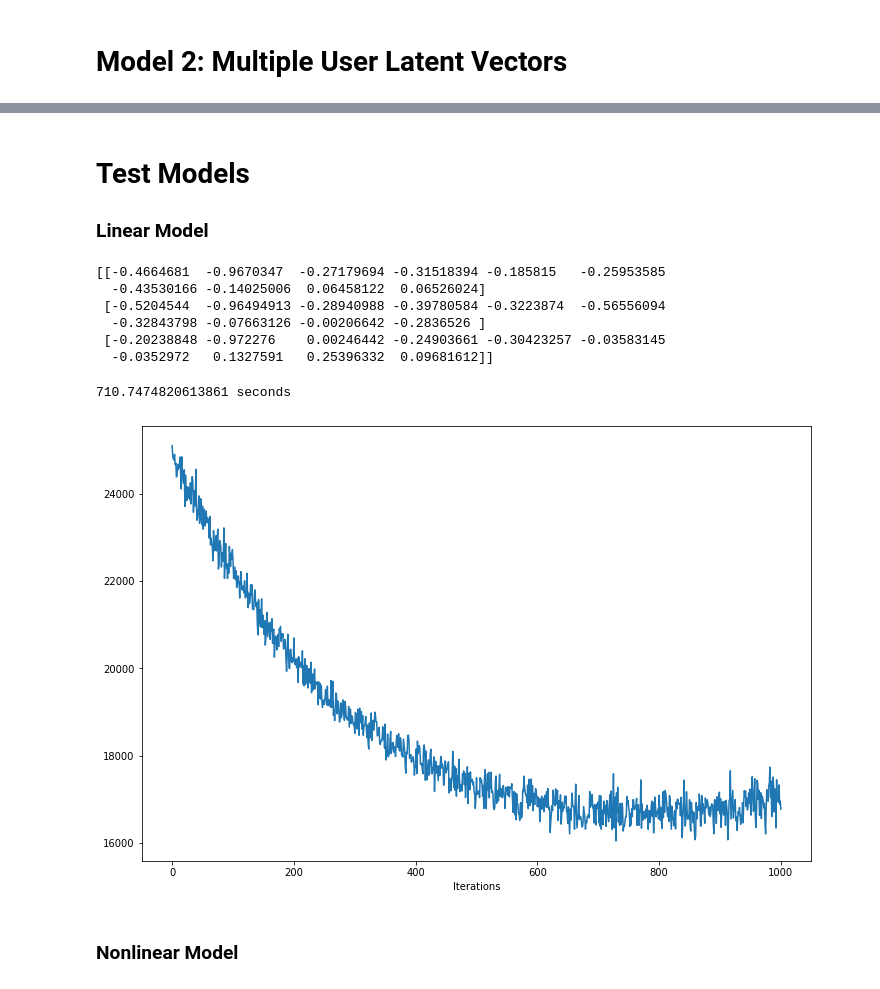
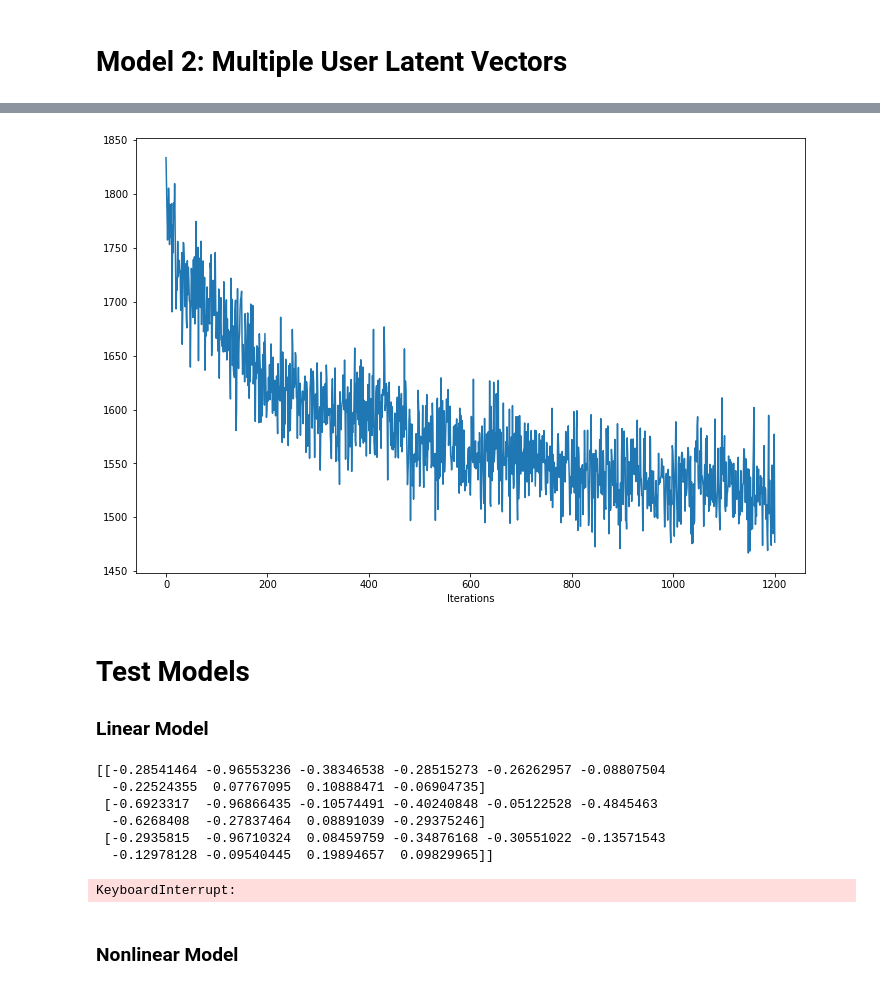
Before and after one commit to taylorhawks/globo-nonlinear-latent-factorization, a Jupyter notebook: Notebook.ipynb, the cells around one changed output, grey strips where cells are left out. Drawn from its saved outputs; the diff is of its cells as text; code cells hidden in the pictures.

```diff
--- a/Notebook.ipynb
+++ b/Notebook.ipynb
@@ -527,0 +652,11 @@ class NonlinearModel(LinearModel):
+# %%
+nm = NonlinearModel(df_sample,embeddings,size=8, embeddings_size=250, T=1)
+start = time()
+nm.gradient_descent_nonlinear(
+    test=True,
+    alpha=0.0025, max_iterations=1200
+    test_size=128,
+    hinge_param = 1,
+)
+# %% [output]
+[figure, added]
@@ -529,22 +674,27 @@ class NonlinearModel(LinearModel):
 # Test Models
 ### Linear Model
 # %%
+#the one
 lm = LinearModel(df_sample,embeddings,size=8, embeddings_size=250, T=1)
 print(lm.U[0:3,0:10])
+start = time()
+lm.gradient_descent_linear(test=True,alpha=0.0025, max_iterations=1200, test_size=64, hinge_param = 1)
+print(time() - start, 'seconds')
-# %% [output]
-[[-0.4664681  -0.9670347  -0.27179694 -0.31518394 -0.185815   -0.25953585
-  -0.43530166 -0.14025006  0.06458122  0.06526024]
- [-0.5204544  -0.96494913 -0.28940988 -0.39780584 -0.3223874  -0.56556094
-  -0.32843798 -0.07663126 -0.00206642 -0.2836526 ]
- [-0.20238848 -0.972276    0.00246442 -0.24903661 -0.30423257 -0.03583145
-  -0.0352972   0.1327591   0.25396332  0.09681612]]
 # %%
+#the one
+lm = LinearModel(df_sample,embeddings,size=8, embeddings_size=250, T=1)
+print(lm.U[0:3,0:10])
 start = time()
 lm.gradient_descent_linear(test=True,alpha=0.0001, max_iterations=1000, test_size=128, hinge_param = 1)
 print(time() - start, 'seconds')
 # %% [output]
-710.7474820613861 seconds
+[[-0.28541464 -0.96553236 -0.38346538 -0.28515273 -0.26262957 -0.08807504
+  -0.22524355  0.07767095  0.10888471 -0.06904735]
+ [-0.6923317  -0.96866435 -0.10574491 -0.40240848 -0.05122528 -0.4845463
+  -0.6268408  -0.27837464  0.08891039 -0.29375246]
+ [-0.2935815  -0.96710324  0.08459759 -0.34876168 -0.30551022 -0.13571543
+  -0.12978128 -0.09540445  0.19894657  0.09829965]]
-[figure, removed]
+KeyboardInterrupt:
 # %% [markdown]
 ### Nonlinear Model
 # %%
```
Also changed, not shown: parts of 17 cells of this notebook.
